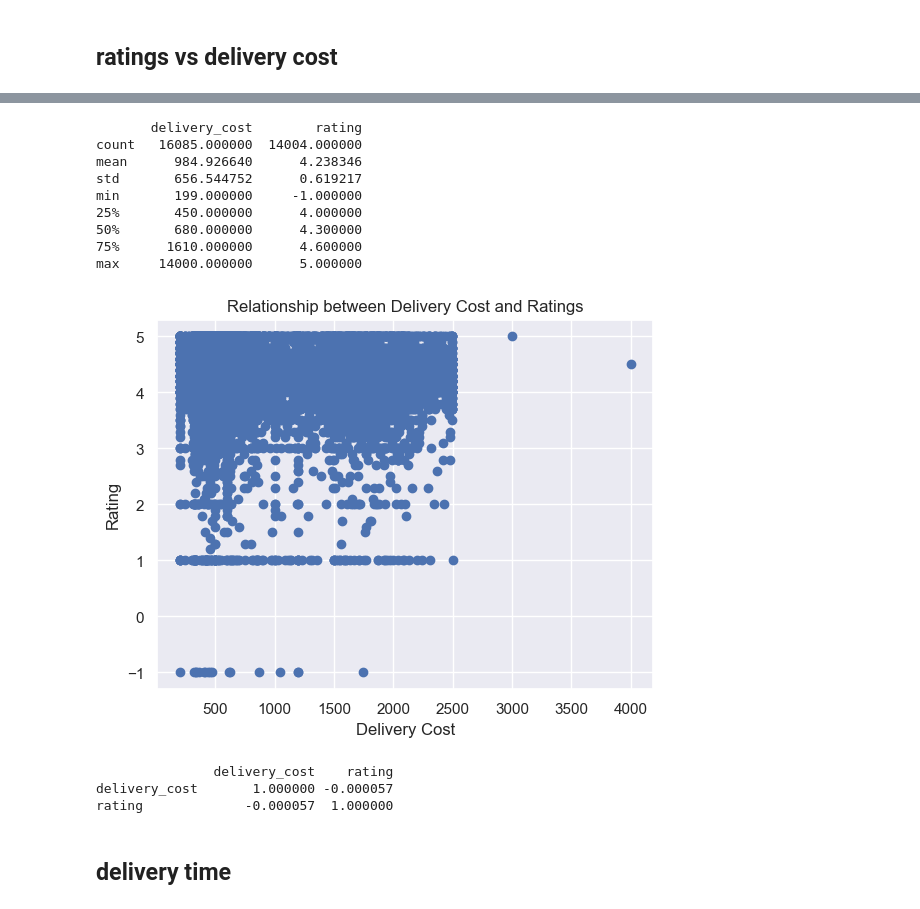
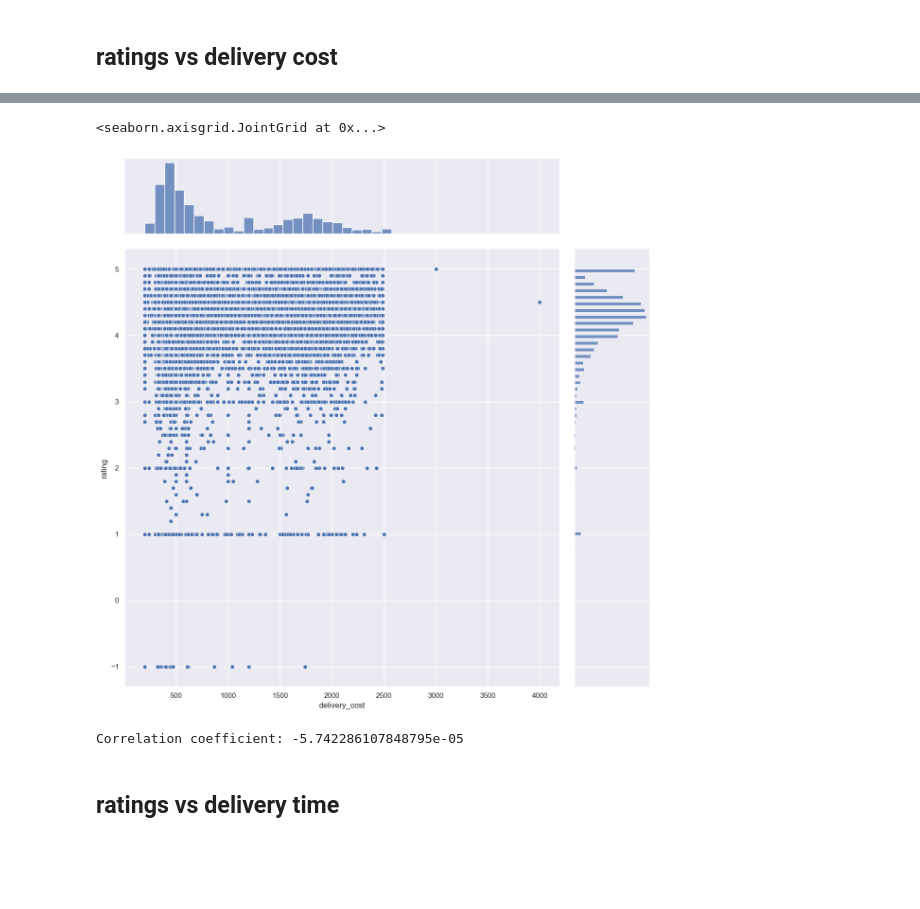
Before and after one commit to KCCHONG1997/ntu-grabsg-datasci-miniproject, a Jupyter notebook: Correlation Analysis.ipynb, the cells around one changed output, grey strips where cells are left out. Saved outputs shown, nothing was run; the diff lists cells and outputs as text; code cells hidden in the pictures; blank space fills up the shorter version.

```diff
--- a/Correlation Analysis.ipynb
+++ b/Correlation Analysis.ipynb
@@ -66,28 +57,0 @@ jointDF
-# %%
-summary_stats = data[['delivery_cost', 'rating']].describe()
-print(summary_stats)
-
-import matplotlib.pyplot as plt
-
-plt.scatter(data['delivery_cost'], data['rating'])
-plt.xlabel('Delivery Cost')
-plt.ylabel('Rating')
-plt.title('Relationship between Delivery Cost and Ratings')
-plt.show()
-
-correlation = data[['delivery_cost', 'rating']].corr()
-print(correlation)
-# %% [output]
-       delivery_cost        rating
-count   16085.000000  14004.000000
-mean      984.926640      4.238346
-std       656.544752      0.619217
-min       199.000000     -1.000000
-25%       450.000000      4.000000
-50%       680.000000      4.300000
-75%      1610.000000      4.600000
-max     14000.000000      5.000000
-[figure, removed]
-               delivery_cost    rating
-delivery_cost       1.000000 -0.000057
-rating             -0.000057  1.000000
@@ -94,3 +77,14 @@ rating             -0.000057  1.000000
+# %%
+sb.jointplot(data = cleaned_jointDF, x = "delivery_cost", y = "rating", height = 12)
+# %% [output]
+<seaborn.axisgrid.JointGrid at 0x...>
+[figure, added]
+# %%
+# cleaned_jointDF.corr()
+correlation = cleaned_jointDF['rating'].corr(cleaned_jointDF['delivery_cost'])
+print("Correlation coefficient:", correlation)
+# %% [output]
+Correlation coefficient: -5.742286107848795e-05
 # %% [markdown]
-## delivery time
+## ratings vs delivery time
 # %%
```
Also changed, not shown: parts of 18 cells of this notebook.
